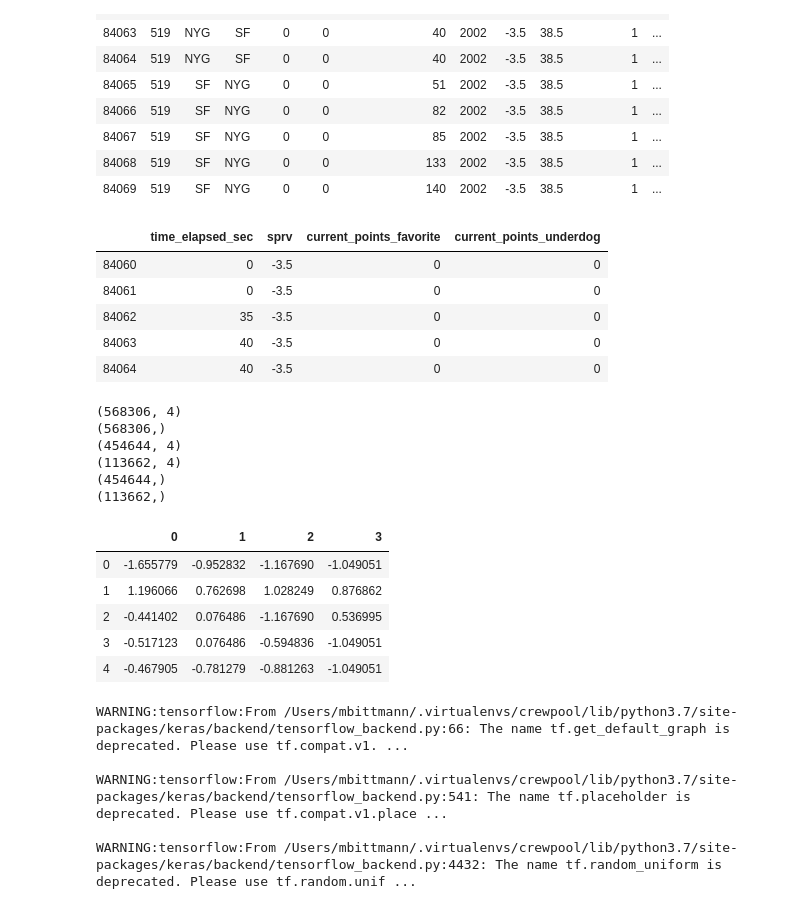
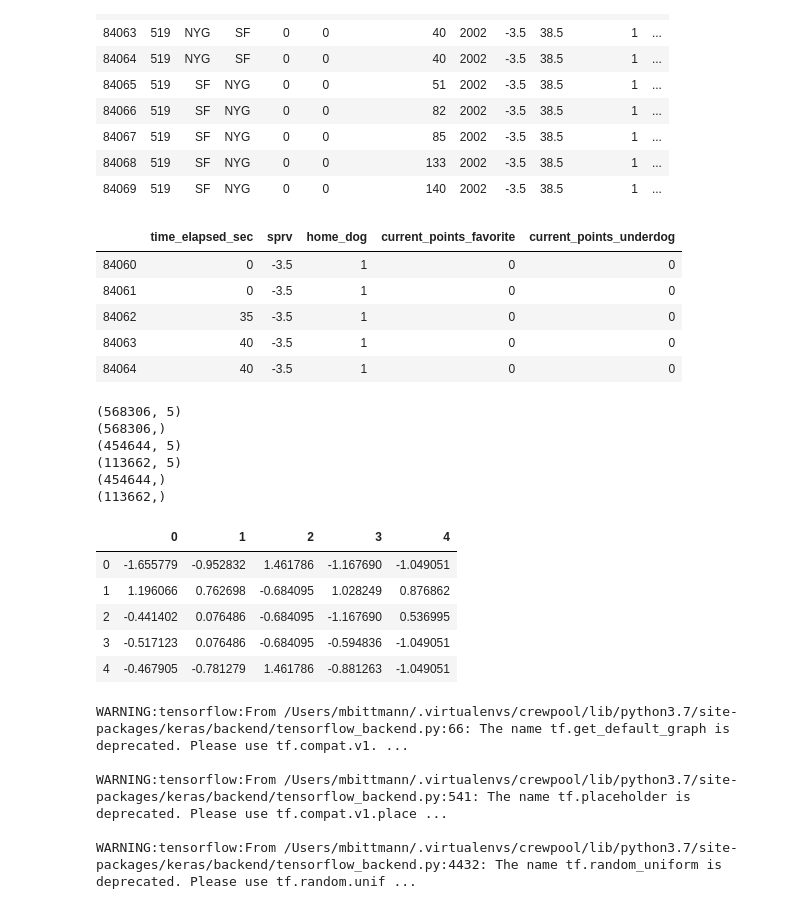
Before and after one commit to mbittmann/crewpool, a Jupyter notebook: train_cover_prob.ipynb, the cells around one changed output. Drawn from its saved outputs; the diff is of its cells as text; code cells hidden in the pictures.

Commit message:
Add home_dog feature back into the model
This will allow for a linear relationship to capture negative spreads
effectively

```diff
--- a/train_cover_prob.ipynb
+++ b/train_cover_prob.ipynb
@@ -108,18 +110,18 @@ joined.head(10)
 # %%
 # Generate X and Y dataframes for training
 y = joined['did_favorite_cover'].values
 x = joined.drop(
     ['gid', 'seas', 'off', 'def', 'favorite', 'underdog', 'final_points_favorite',
-     'final_points_underdog', 'ptso', 'ptsd', 'ou', 'home_dog', "did_favorite_cover"]
+     'final_points_underdog', 'ptso', 'ptsd', 'ou', "did_favorite_cover"]
     , axis=1)
 x.head(5)
 # %% [output]
-|  | time_elapsed_sec | sprv | current_points_favorite | current_points_underdog |
-| 84060 | 0 | -3.5 | 0 | 0 |
-| 84061 | 0 | -3.5 | 0 | 0 |
-| 84062 | 35 | -3.5 | 0 | 0 |
-| 84063 | 40 | -3.5 | 0 | 0 |
-| 84064 | 40 | -3.5 | 0 | 0 |
+|  | time_elapsed_sec | sprv | home_dog | current_points_favorite | current_points_underdog |
+| 84060 | 0 | -3.5 | 1 | 0 | 0 |
+| 84061 | 0 | -3.5 | 1 | 0 | 0 |
+| 84062 | 35 | -3.5 | 1 | 0 | 0 |
+| 84063 | 40 | -3.5 | 1 | 0 | 0 |
+| 84064 | 40 | -3.5 | 1 | 0 | 0 |
 # %%
 # Generate train/test splits
 X_train, X_test, y_train, y_test = train_test_split(x, y, test_size = 0.2, random_state = 0)
@@ -137,18 +139,18 @@ print(y_train.shape)
 print(y_test.shape)
 pd.DataFrame(X_train_scaled).head(5)
 # %% [output]
-(568306, 4)
+(568306, 5)
 (568306,)
-(454644, 4)
-(113662, 4)
+(454644, 5)
+(113662, 5)
 (454644,)
 (113662,)
-|  | 0 | 1 | 2 | 3 |
-| 0 | -1.655779 | -0.952832 | -1.167690 | -1.049051 |
-| 1 | 1.196066 | 0.762698 | 1.028249 | 0.876862 |
-| 2 | -0.441402 | 0.076486 | -1.167690 | 0.536995 |
-| 3 | -0.517123 | 0.076486 | -0.594836 | -1.049051 |
-| 4 | -0.467905 | -0.781279 | -0.881263 | -1.049051 |
+|  | 0 | 1 | 2 | 3 | 4 |
+| 0 | -1.655779 | -0.952832 | 1.461786 | -1.167690 | -1.049051 |
+| 1 | 1.196066 | 0.762698 | -0.684095 | 1.028249 | 0.876862 |
+| 2 | -0.441402 | 0.076486 | -0.684095 | -1.167690 | 0.536995 |
+| 3 | -0.517123 | 0.076486 | -0.684095 | -0.594836 | -1.049051 |
+| 4 | -0.467905 | -0.781279 | 1.461786 | -0.881263 | -1.049051 |
 # %%
 # Define the network
 model = Sequential()
```
Also changed, not shown: parts of 7 cells of this notebook, 1 other file.
